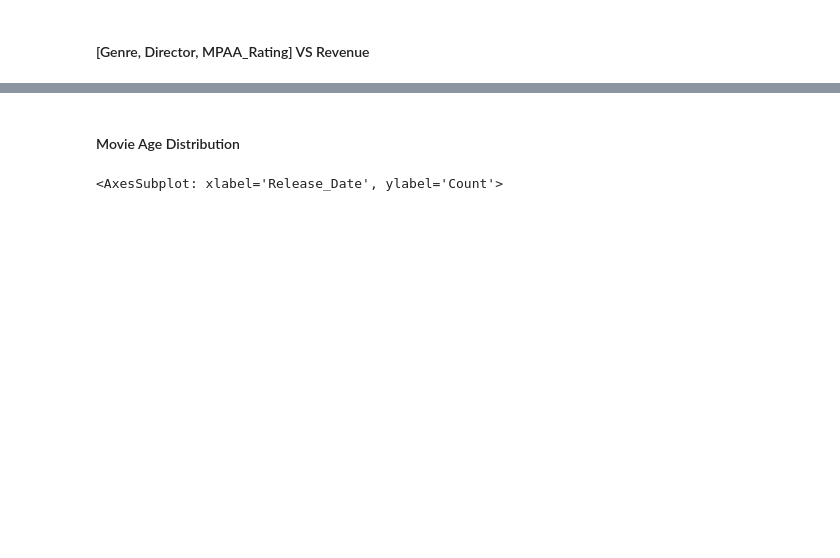
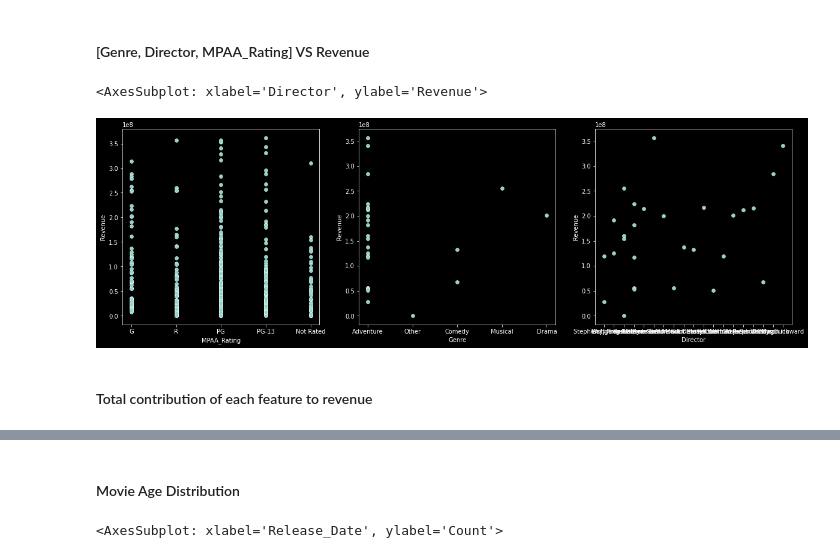
Before and after one commit to yosefahab/Movie-Prediction-Classification, a Jupyter notebook: prediction.ipynb, the cells around one changed output, grey strips where cells are left out. Cells and saved outputs as stored; diff of their text form; code cells hidden in the pictures; blank space fills up the shorter version.

```diff
--- a/prediction.ipynb
+++ b/prediction.ipynb
@@ -252,5 +251,29 @@ unique_records.MPAA_Rating.value_counts().plot(ax=ax[2], kind="bar", title="MPAA
 # %% [markdown]
 #### [Genre, Director, MPAA_Rating] VS Revenue
+# %%
+_, ax = plt.subplots(1, 3)
+sb.scatterplot(
+    ax=ax[0],
+    x=unique_records.MPAA_Rating[unique_records.Director != "Not Rated"],
+    y=unique_records.Revenue[unique_records.Director != "Not Rated"],
+)
+
+sb.scatterplot(
+    ax=ax[1],
+    x=unique_records.Genre[unique_records.Director != "Other"],
+    y=unique_records.Revenue[unique_records.Director != "Not Rated"],
+)
+
+sb.scatterplot(
+    ax=ax[2],
+    x=unique_records.Director[unique_records.Director != "Other"],
+    y=unique_records.Revenue[unique_records.Director != "Not Rated"],
+)
+# %% [output]
+<AxesSubplot: xlabel='Director', ylabel='Revenue'>
+[figure, added]
+# %% [markdown]
+#### Total contribution of each feature to revenue
 # %%
 _, ax = plt.subplots(1, 3)
 
```
Also changed, not shown: parts of 71 cells of this notebook.
